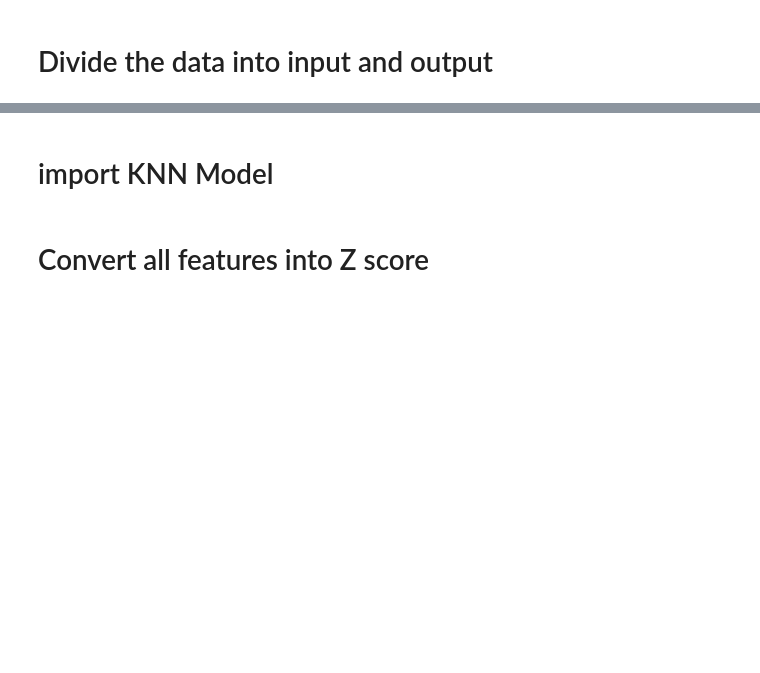
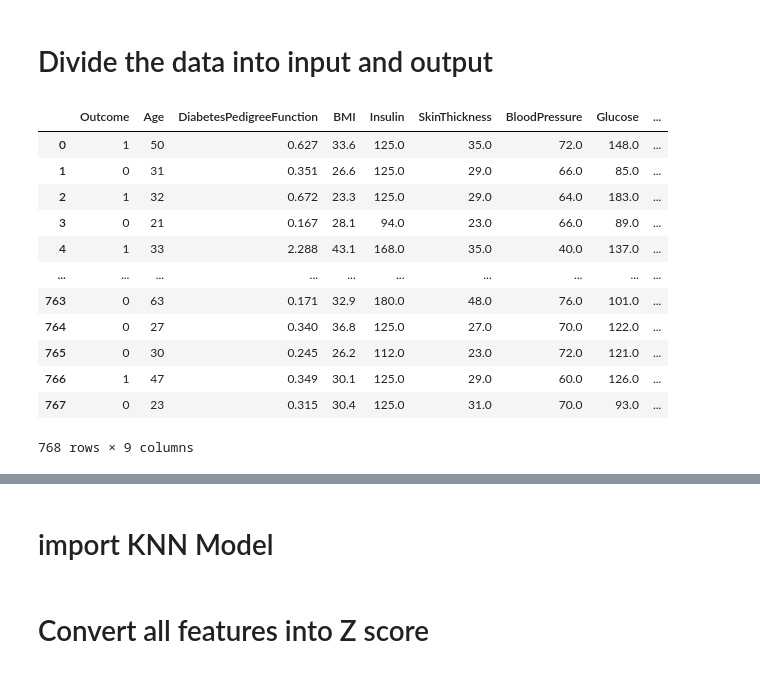
Before and after one commit to mr-baraiya/Machine-Learning-Deep-Learning-hub, a Jupyter notebook: Lab7/Lab7_blank.ipynb, the cells around one changed output, grey strips where cells are left out. Saved outputs shown, nothing was run; the diff lists cells and outputs as text; code cells hidden in the pictures; blank space fills up the shorter version.

```diff
--- a/Lab7/Lab7_blank.ipynb
+++ b/Lab7/Lab7_blank.ipynb
@@ -140,2 +133,19 @@ df.heat
 # %% [markdown]
 # Divide the data into input and output
+# %%
+x = df.iloc[::,::-1]
+x
+# %% [output]
+|  | Outcome | Age | DiabetesPedigreeFunction | BMI | Insulin | SkinThickness | BloodPressure | Glucose | ... |
+| 0 | 1 | 50 | 0.627 | 33.6 | 125.0 | 35.0 | 72.0 | 148.0 | ... |
+| 1 | 0 | 31 | 0.351 | 26.6 | 125.0 | 29.0 | 66.0 | 85.0 | ... |
+| 2 | 1 | 32 | 0.672 | 23.3 | 125.0 | 29.0 | 64.0 | 183.0 | ... |
+| 3 | 0 | 21 | 0.167 | 28.1 | 94.0 | 23.0 | 66.0 | 89.0 | ... |
+| 4 | 1 | 33 | 2.288 | 43.1 | 168.0 | 35.0 | 40.0 | 137.0 | ... |
+| ... | ... | ... | ... | ... | ... | ... | ... | ... | ... |
+| 763 | 0 | 63 | 0.171 | 32.9 | 180.0 | 48.0 | 76.0 | 101.0 | ... |
+| 764 | 0 | 27 | 0.340 | 36.8 | 125.0 | 27.0 | 70.0 | 122.0 | ... |
+| 765 | 0 | 30 | 0.245 | 26.2 | 112.0 | 23.0 | 72.0 | 121.0 | ... |
+| 766 | 1 | 47 | 0.349 | 30.1 | 125.0 | 29.0 | 60.0 | 126.0 | ... |
+| 767 | 0 | 23 | 0.315 | 30.4 | 125.0 | 31.0 | 70.0 | 93.0 | ... |
+768 rows × 9 columns
```
Also changed, not shown: parts of 30 cells of this notebook, 4 other files.
